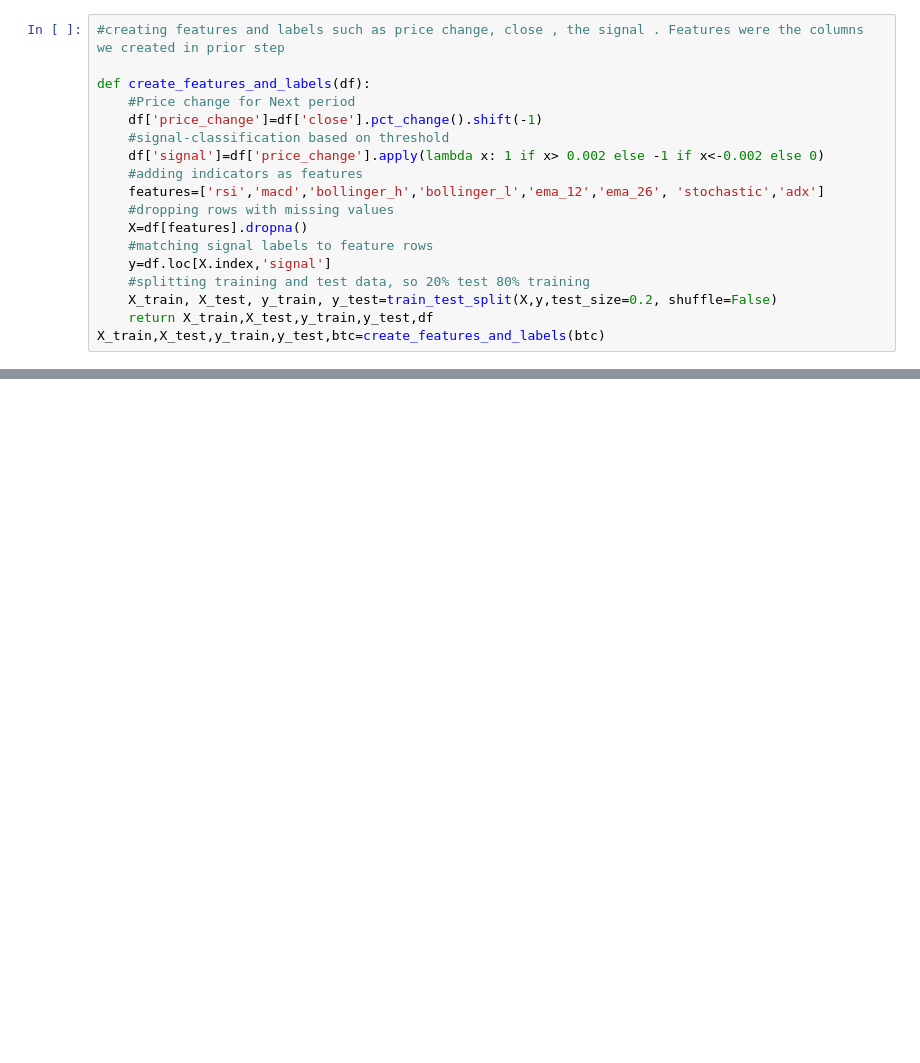
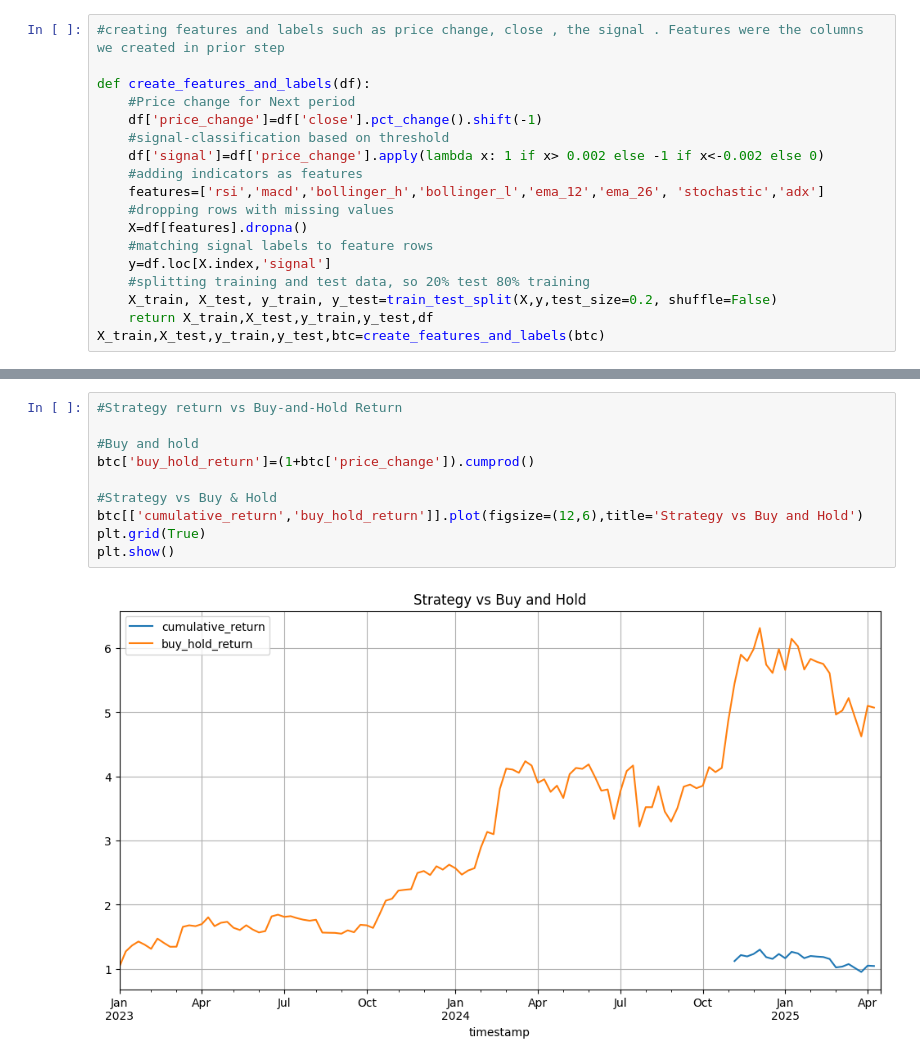
Before and after one commit to bobhampton/ML_Stock_Bot_with_Alpaca, a Jupyter notebook: Lorraine-SVM.ipynb, the cells around one changed output, grey strips where cells are left out. Saved outputs shown, nothing was run; the diff lists cells and outputs as text; blank space fills up the shorter version.

```diff
--- a/Lorraine-SVM.ipynb
+++ b/Lorraine-SVM.ipynb
@@ -161,0 +207,12 @@ def predict_and_plot(model, X_test, y_test, df):
+# %%
+#Strategy return vs Buy-and-Hold Return
+
+#Buy and hold
+btc['buy_hold_return']=(1+btc['price_change']).cumprod()
+
+#Strategy vs Buy & Hold
+btc[['cumulative_return','buy_hold_return']].plot(figsize=(12,6),title='Strategy vs Buy and Hold')
+plt.grid(True)
+plt.show()
+# %% [output]
+[figure, added]
```
Also changed, not shown: parts of 5 cells of this notebook.
